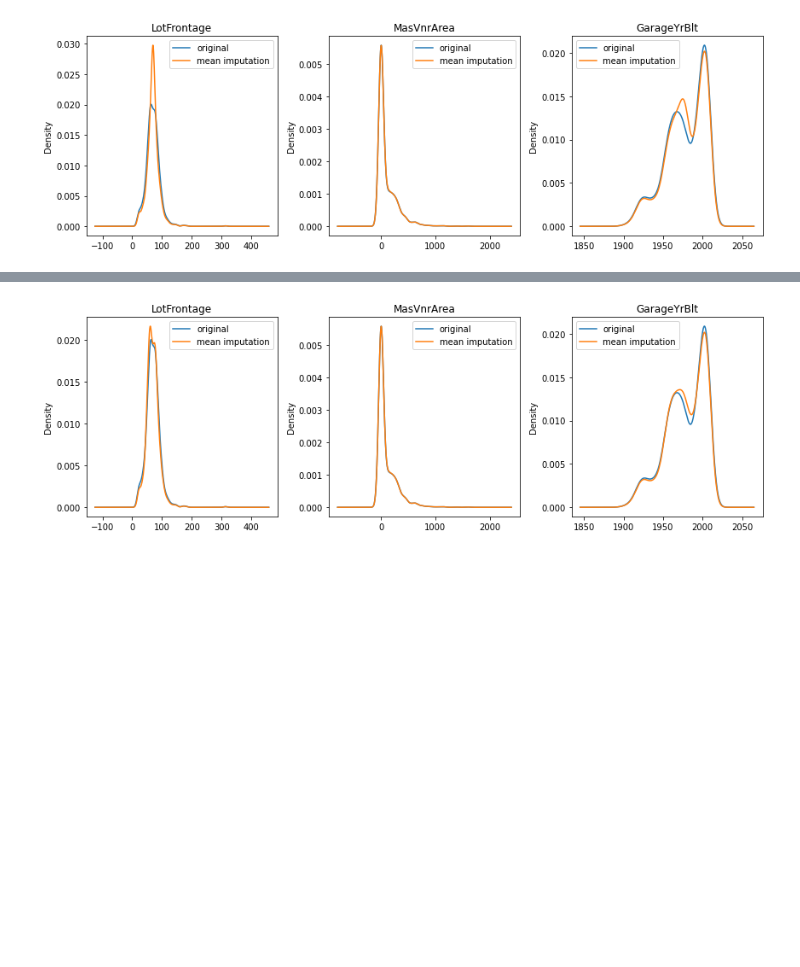
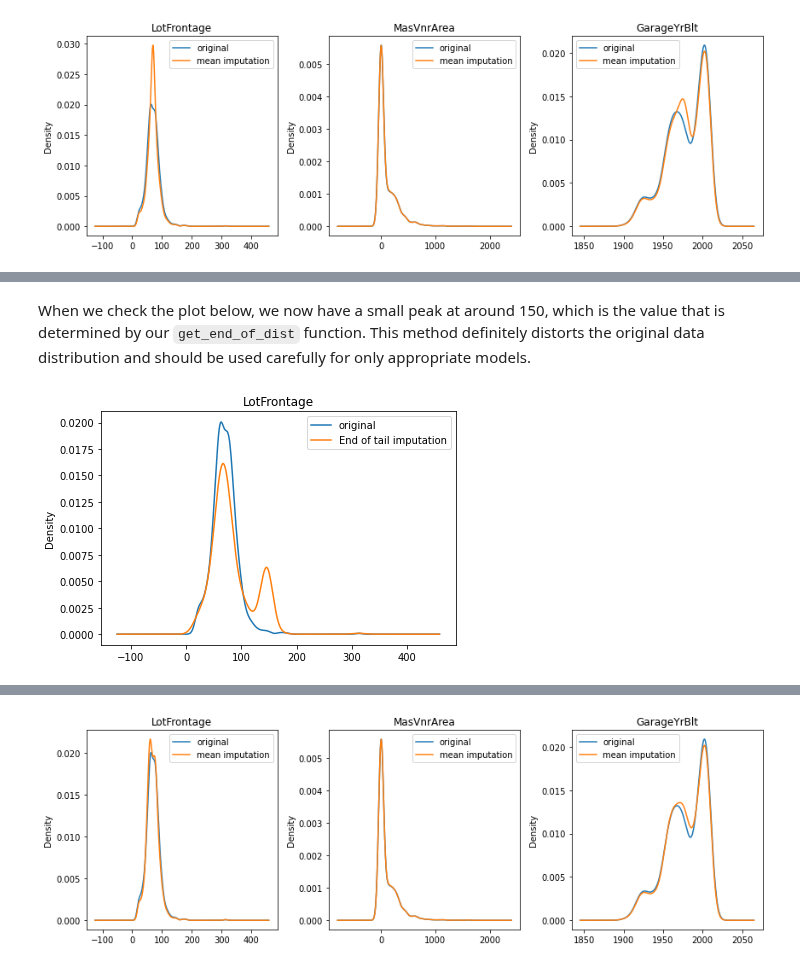
Before and after one commit to mkang32/feature-engineering, a Jupyter notebook: notebooks/1.missing_data_imputation/missing_data_imputation_summary_1.ipynb, the cells around one changed output, grey strips where cells are left out. Cells and saved outputs as stored; diff of their text form; code cells hidden in the pictures; blank space fills up the shorter version.

```diff
--- a/notebooks/1.missing_data_imputation/missing_data_imputation_summary_1.ipynb
+++ b/notebooks/1.missing_data_imputation/missing_data_imputation_summary_1.ipynb
@@ -294,0 +379,40 @@ X_train_missing_impute.head()
+# %%
+# first find the value to use
+def get_end_of_dist(X_train, col):
+    q1 = X_train[col].quantile(0.25)
+    q3 = X_train[col].quantile(0.75)
+    iqr = q3-q1
+
+    new_val = q3 + iqr * 3
+    return new_val
+# %%
+# determine which column to impute
+col = 'LotFrontage'
+
+# initialize imputer
+imputer = SimpleImputer(strategy='constant', fill_value=get_end_of_dist(X_train, col))
+
+# fit the imputer on X_train. pass only numeric columns.
+imputer.fit(X_train[[col]])
+
+# transform the data using the fitted imputer
+X_train_arb_impute = imputer.transform(X_train[[col]])
+X_test_arb_impute = imputer.transform(X_test[[col]])
+
+# put the output into DataFrame. remember to pass columns used in fit/transform
+X_train_arb_impute = pd.DataFrame(X_train_arb_impute, columns=[col])
+X_test_arb_impute = pd.DataFrame(X_test_arb_impute, columns=[col])
+# %% [markdown]
+When we check the plot below, we now have a small peak at around 150, which is the value that is determined by our `get_end_of_dist` function. This method definitely distorts the original data distribution and should be used carefully for only appropriate models.
+# %%
+# compare the distribution before/after mean imputation
+
+fig, ax = plt.subplots()
+X_train[col].plot.kde()
+X_test_arb_impute[col].plot.kde()
+
+ax.set_title(col)
+ax.legend(['original', 'End of tail imputation'])
+plt.tight_layout()
+# %% [output]
+[figure, added]
```
Also changed, not shown: parts of 83 cells of this notebook, 1 other file.
